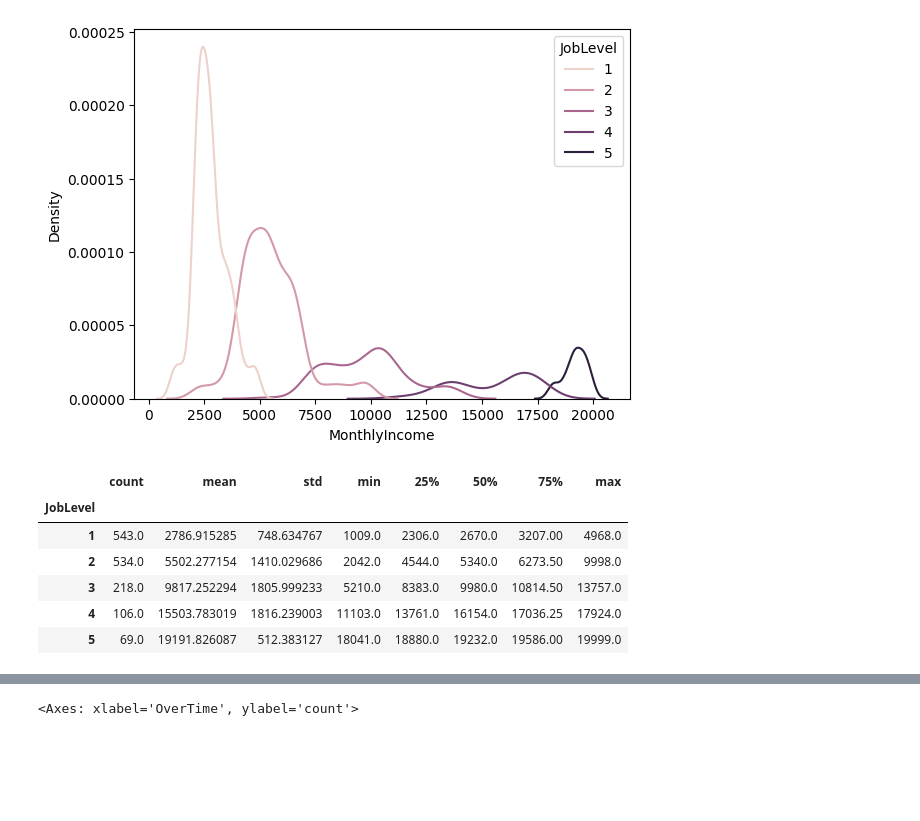
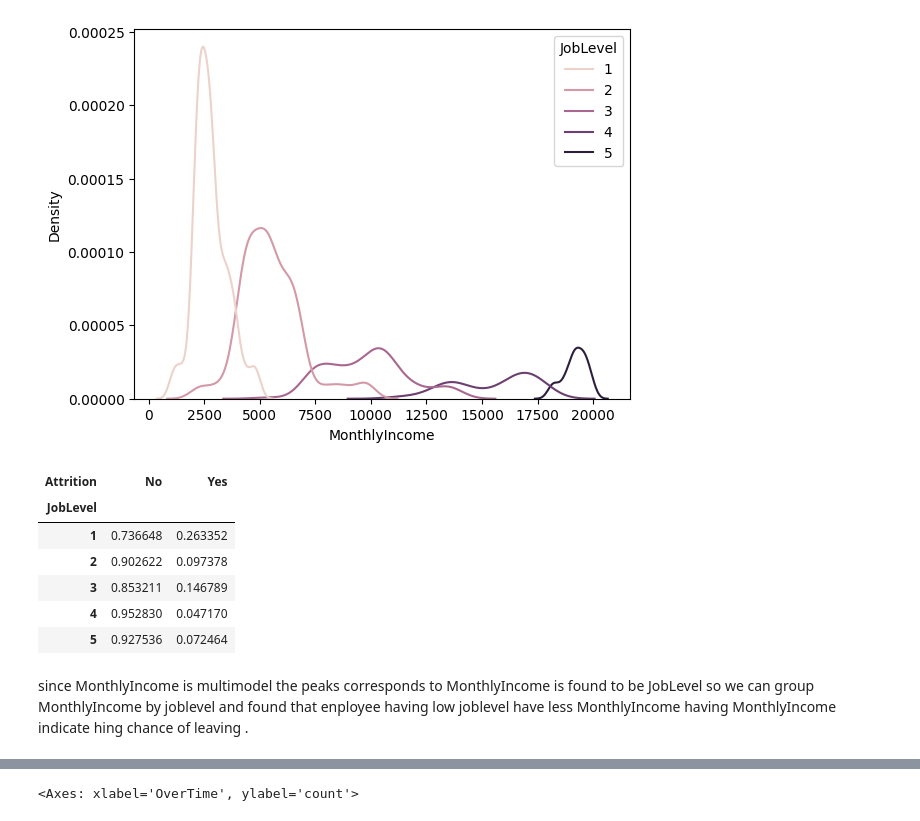
Before and after one commit to Nikesh5005/ML_PROJ, a Jupyter notebook: decision_tree.ipynb, the cells around one changed output, grey strips where cells are left out. Saved outputs shown, nothing was run; the diff lists cells and outputs as text; code cells hidden in the pictures; blank space fills up the shorter version.

```diff
--- a/decision_tree.ipynb
+++ b/decision_tree.ipynb
@@ -93,15 +131,17 @@ sns.kdeplot(data=df, x='MonthlyIncome',hue='JobLevel')
 # %% [output]
 <Axes: xlabel='MonthlyIncome', ylabel='Density'>
 [figure]
-# %%
-df.groupby('JobLevel')['MonthlyIncome'].describe()
-# %% [output]
-|  | count | mean | std | min | 25% | 50% | 75% | max |
-| JobLevel |  |  |  |  |  |  |  |  |
-| 1 | 543.0 | 2786.915285 | 748.634767 | 1009.0 | 2306.0 | 2670.0 | 3207.00 | 4968.0 |
-| 2 | 534.0 | 5502.277154 | 1410.029686 | 2042.0 | 4544.0 | 5340.0 | 6273.50 | 9998.0 |
-| 3 | 218.0 | 9817.252294 | 1805.999233 | 5210.0 | 8383.0 | 9980.0 | 10814.50 | 13757.0 |
-| 4 | 106.0 | 15503.783019 | 1816.239003 | 11103.0 | 13761.0 | 16154.0 | 17036.25 | 17924.0 |
-| 5 | 69.0 | 19191.826087 | 512.383127 | 18041.0 | 18880.0 | 19232.0 | 19586.00 | 19999.0 |
+# %%
+pd.crosstab(df['JobLevel'], df['Attrition'], normalize='index')
+# %% [output]
+| Attrition | No | Yes |
+| JobLevel |  |  |
+| 1 | 0.736648 | 0.263352 |
+| 2 | 0.902622 | 0.097378 |
+| 3 | 0.853211 | 0.146789 |
+| 4 | 0.952830 | 0.047170 |
+| 5 | 0.927536 | 0.072464 |
+# %% [markdown]
+since  MonthlyIncome is multimodel the peaks corresponds to  MonthlyIncome is found to be JobLevel so we can group MonthlyIncome by joblevel and found that enployee having  low joblevel have less  MonthlyIncome having  MonthlyIncome indicate hing chance of leaving .
 # %%
 # %% [output]
```
Also changed, not shown: parts of 7 cells of this notebook.
